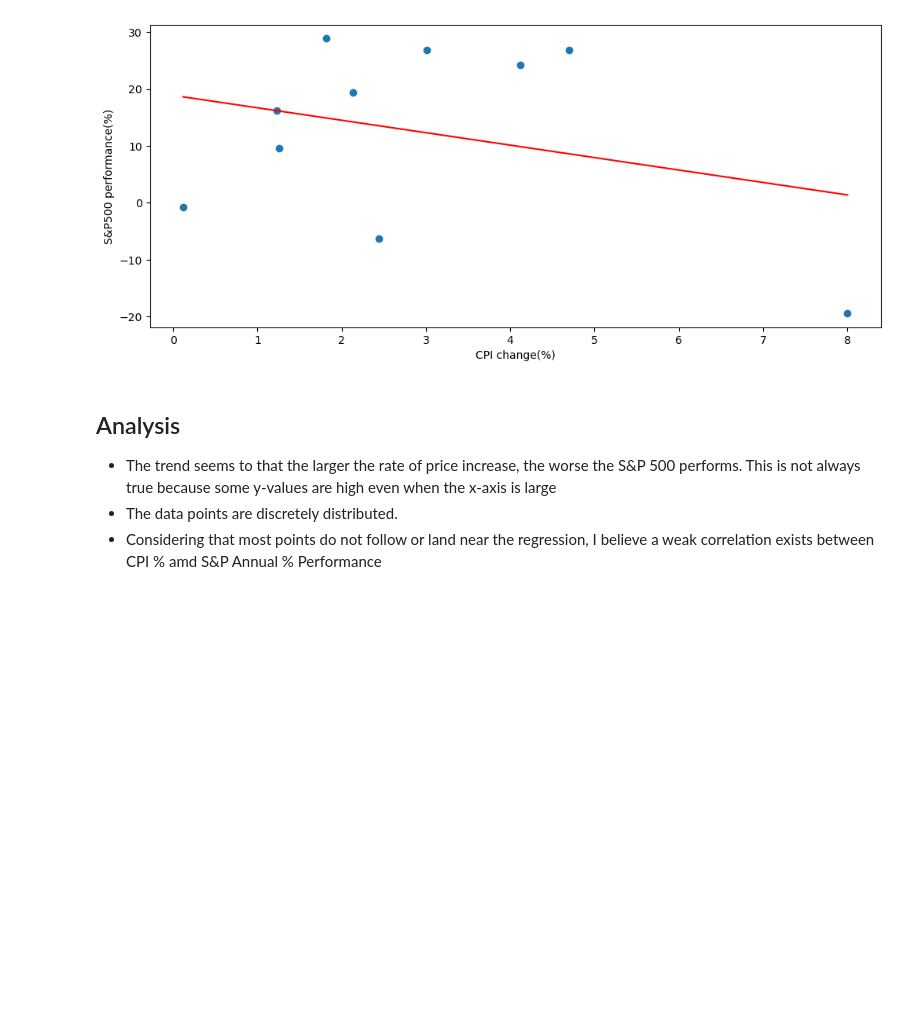
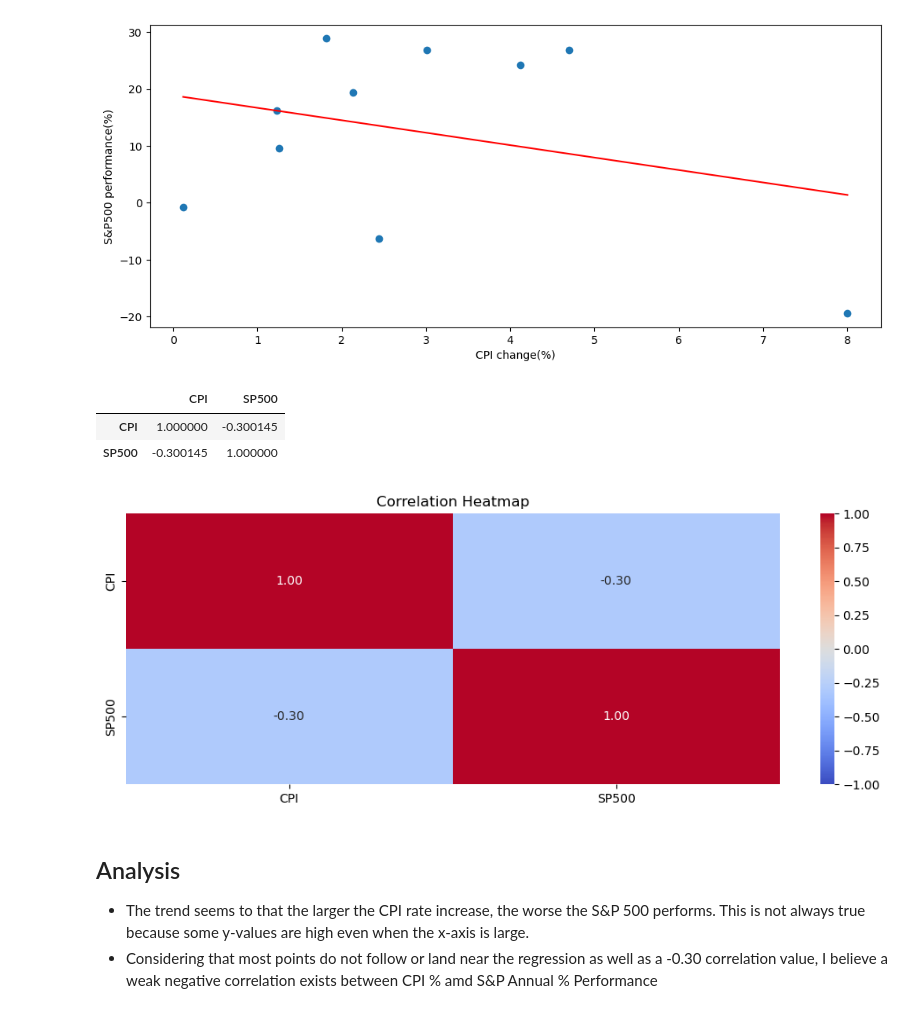
Before and after one commit to xraySMULu/the-big-squeeze, a Jupyter notebook: Code/cg_analysis.ipynb, the cells around one changed output. Saved outputs shown, nothing was run; the diff lists cells and outputs as text; code cells hidden in the pictures; blank space fills up the shorter version.

```diff
--- a/Code/cg_analysis.ipynb
+++ b/Code/cg_analysis.ipynb
@@ -291,8 +292,21 @@ plt.ylabel("S&P500 performance(%)")
 plt.show()
 # %% [output]
 [figure]
+# %%
+merge_df.corr()
+# %% [output]
+|  | CPI | SP500 |
+| CPI | 1.000000 | -0.300145 |
+| SP500 | -0.300145 | 1.000000 |
+# %%
+#Correlation heatmap
+plt.figure(figsize=(12, 4))
+sns.heatmap(merge_df.corr(), annot=True, cmap='coolwarm', fmt=".2f", vmin=-1, vmax=1)
+plt.title('Correlation Heatmap')
+plt.show()
+# %% [output]
+[figure, added]
 # %% [markdown]
 ## Analysis
-* The trend seems to that the larger the rate of price increase, the worse the S&P 500 performs. This is not always true because some y-values are high even when the x-axis is large
-* The data points are discretely distributed.
-* Considering that most points do not follow or land near the regression, I believe a weak correlation exists between CPI % amd S&P Annual % Performance
+* The trend seems to that the larger the CPI rate increase, the worse the S&P 500 performs. This is not always true because some y-values are high even when the x-axis is large.
+* Considering that most points do not follow or land near the regression as well as a -0.30 correlation value, I believe a weak negative correlation exists between CPI % amd S&P Annual % Performance
```
Also changed, not shown: parts of 1 cell of this notebook, 2 other files.
